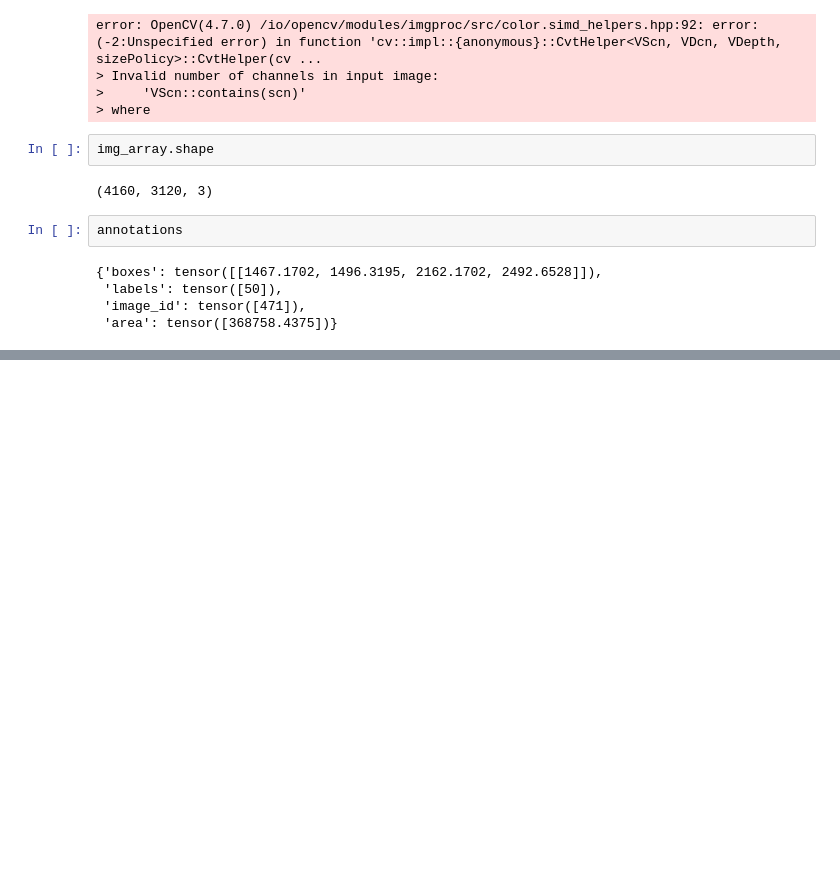
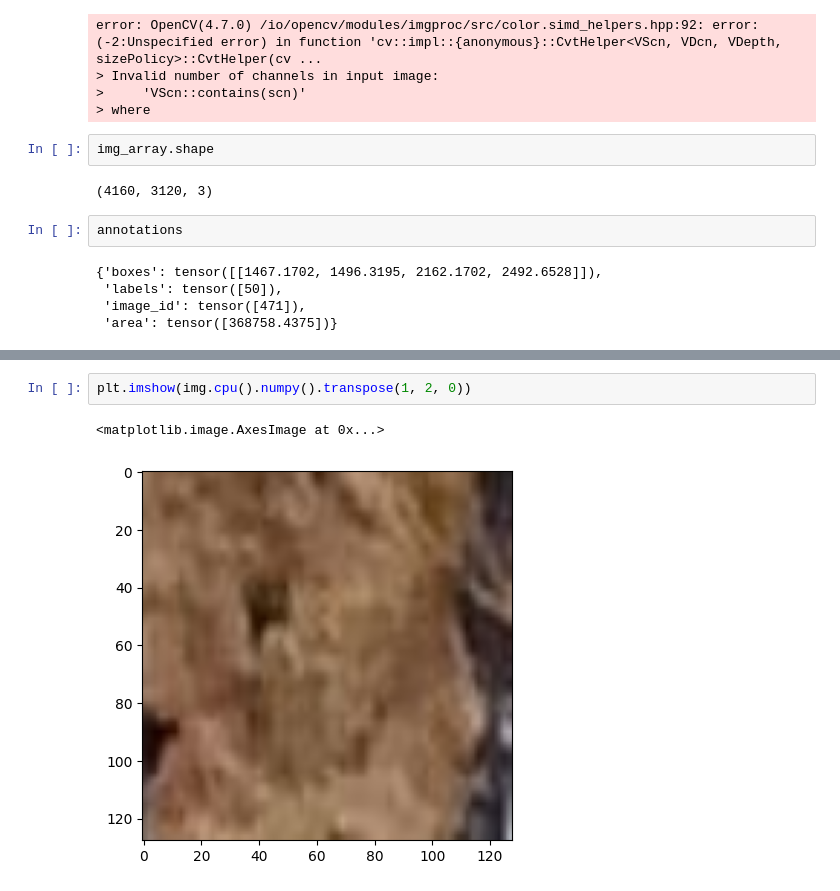
Before and after one commit to s183920/02514-Deep-Learning-In-Computer-Vision, a Jupyter notebook: Object_detection/lukas.ipynb, the cells around one changed output, grey strips where cells are left out. Cells and saved outputs as stored; diff of their text form; blank space fills up the shorter version.

```diff
--- a/Object_detection/lukas.ipynb
+++ b/Object_detection/lukas.ipynb
@@ -260,0 +383,5 @@ annotations
+# %%
+plt.imshow(img.cpu().numpy().transpose(1, 2, 0))
+# %% [output]
+<matplotlib.image.AxesImage at 0x...>
+[figure, added]
```
Also changed, not shown: parts of 10 cells of this notebook, 5 other files.
